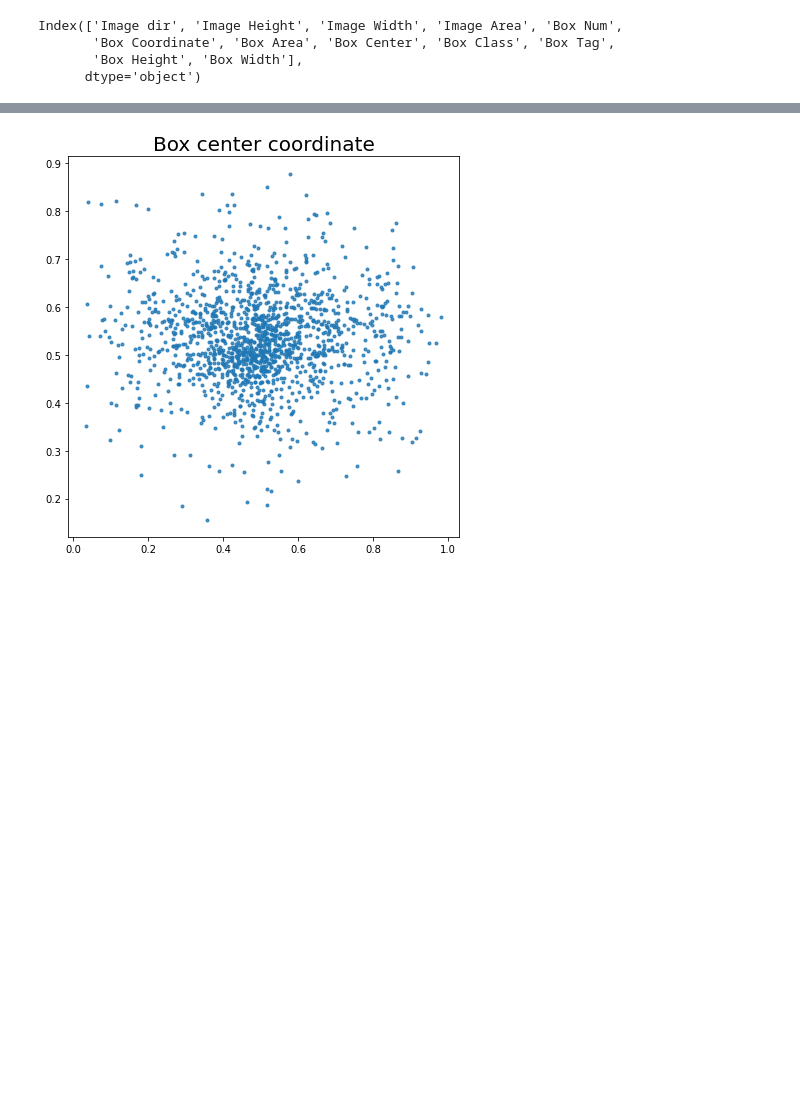
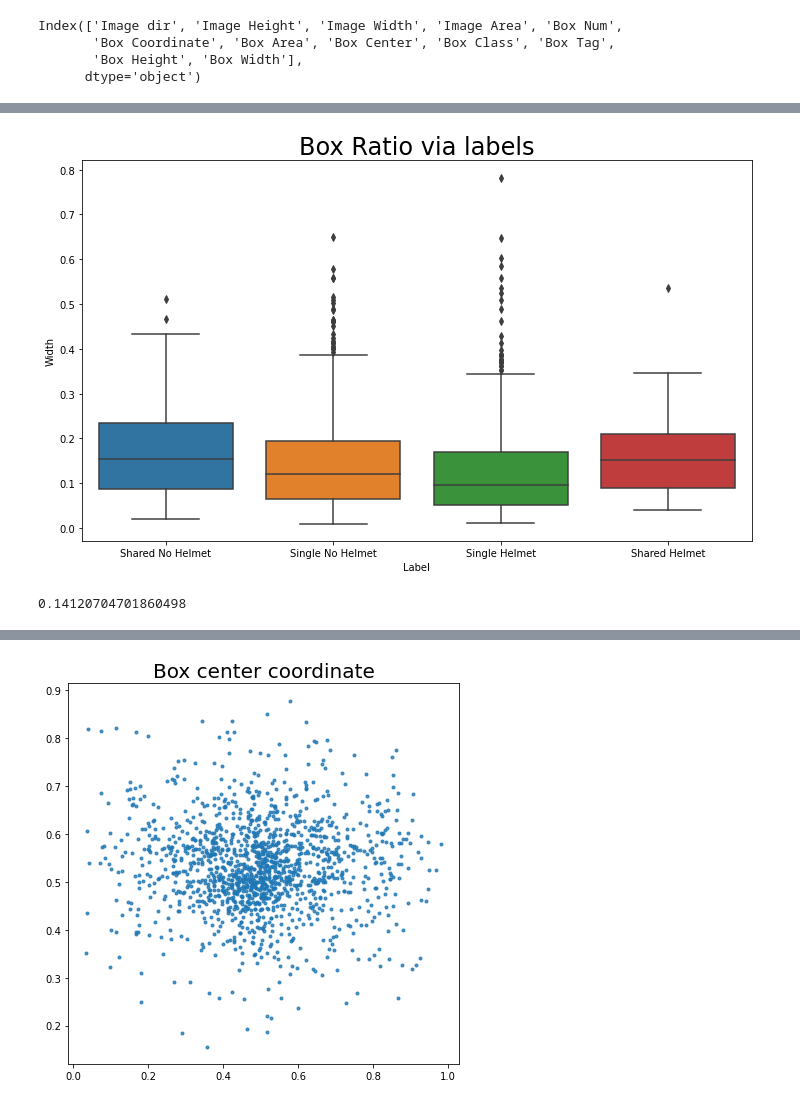
Before and after one commit to boostcampaitech2/final-project-level3-cv-01, a Jupyter notebook: utils/EDA.ipynb, the cells around one changed output, grey strips where cells are left out. Drawn from its saved outputs; the diff is of its cells as text; code cells hidden in the pictures; blank space fills up the shorter version.

Commit message:
Feat: Added new EDAs
EDA about height and width distribution

```diff
--- a/utils/EDA.ipynb
+++ b/utils/EDA.ipynb
@@ -177,0 +178,10 @@ plt.show()
+# %%
+fig, ax = plt.subplots(1,1, figsize=(12, 7))
+sns.boxplot(x='Label', y='Width', data=df_box, ax=ax,
+              )
+ax.set_title('Box Ratio via labels', fontsize=24)
+plt.show()
+print(df_box['Width'].mean())
+# %% [output]
+[figure, added]
+0.14120704701860498
```
Also changed, not shown: parts of 8 cells of this notebook.
